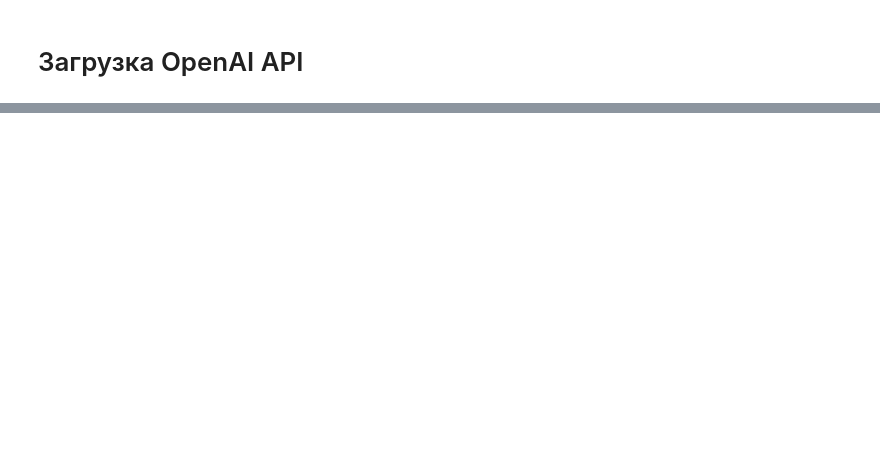
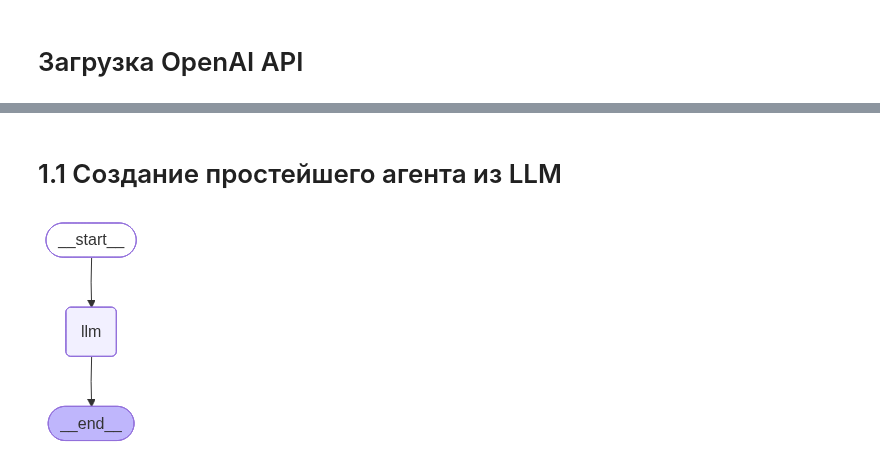
Before and after one commit to VladShajdulin/AI_agent_week, a Jupyter notebook: step_by_step.ipynb, the cells around one changed output, grey strips where cells are left out. Cells and saved outputs as stored; diff of their text form; code cells hidden in the pictures; blank space fills up the shorter version.

Commit message:
Урок 1.1: создание агента лишь с одной LLM

```diff
--- a/step_by_step.ipynb
+++ b/step_by_step.ipynb
@@ -20,0 +41,2 @@ BASE_URL = userdata.get("OPENAI_BASE_URL") # по умолчанию BASE_URL =
+# %% [markdown]
+# 1.1 Создание простейшего агента из LLM
@@ -20,0 +48,45 @@ BASE_URL = userdata.get("OPENAI_BASE_URL") # по умолчанию BASE_URL =
+# %%
+MODEL = "gpt-5-nano"
+SYSTEM_PROMPT = """
+Ты мой ИИ-ассистент по поиску вакасний в сфере Data Science и Machine Learning, а также HR-консультант.
+Ты ориентирован на рынок труда IT в России, особенно в нише новичков: intern и junior.
+ВАЖНО: пока ты не имеешь доступа к интернету, сайтам, инструментам, базам данных или RAG.
+Твои ограничения:
+- Ты не можешь просматривать вакансии из внешних источников
+- Ты не можешь откликаться на вакансии и отправлять резюме
+- Ты не можешь отправлять сопроводительное письмо
+- Ты не имеешь доступа к моему резюме
+- Ты не можешь редактировать мое резюме
+- Ты можешь давать общие советы по подготовке к собеседованиям в DS и ML
+- Ты можешь консультировать, какие требования сейчас наиболее актуальны (например, langchain, numpy, big data)
+- Ты можешь задавать уточняющие вопросы, чтобы оценить мой уровень и бэкграунд
+- Ты можешь помогать с составлением сопроводительного письма
+- Ты можешь давать советы по резюме
+НЕ ДАВАЙ СУБЪЕКТИВНЫХ РЕКОМЕНДАЦИЙ И НЕ ВЫДУМЫВАЙ ФАКТЫ, если не уверен в ответе, говори об этом прямо!
+"""
+
+llm = ChatOpenAI(
+    api_key=API_KEY,
+    base_url=BASE_URL,
+    model=MODEL,
+    temperature=0.3
+)
+# %%
+class AgentState(TypedDict):
+  messages: List[BaseMessage]
+
+
+def llm_node(state: AgentState) -> AgentState:
+  msgs = [SystemMessage(content=SYSTEM_PROMPT)] + state["messages"]
+  resp = llm.invoke(msgs)
+  return {"messages": state["messages"] + [resp]}
+
+graph = StateGraph(AgentState)
+graph.add_node("llm", llm_node)
+graph.set_entry_point("llm")
+graph.add_edge("llm", END)
+
+app = graph.compile()
+app
+# %% [output]
+[figure, added]
```
Also changed, not shown: parts of 3 cells of this notebook.
